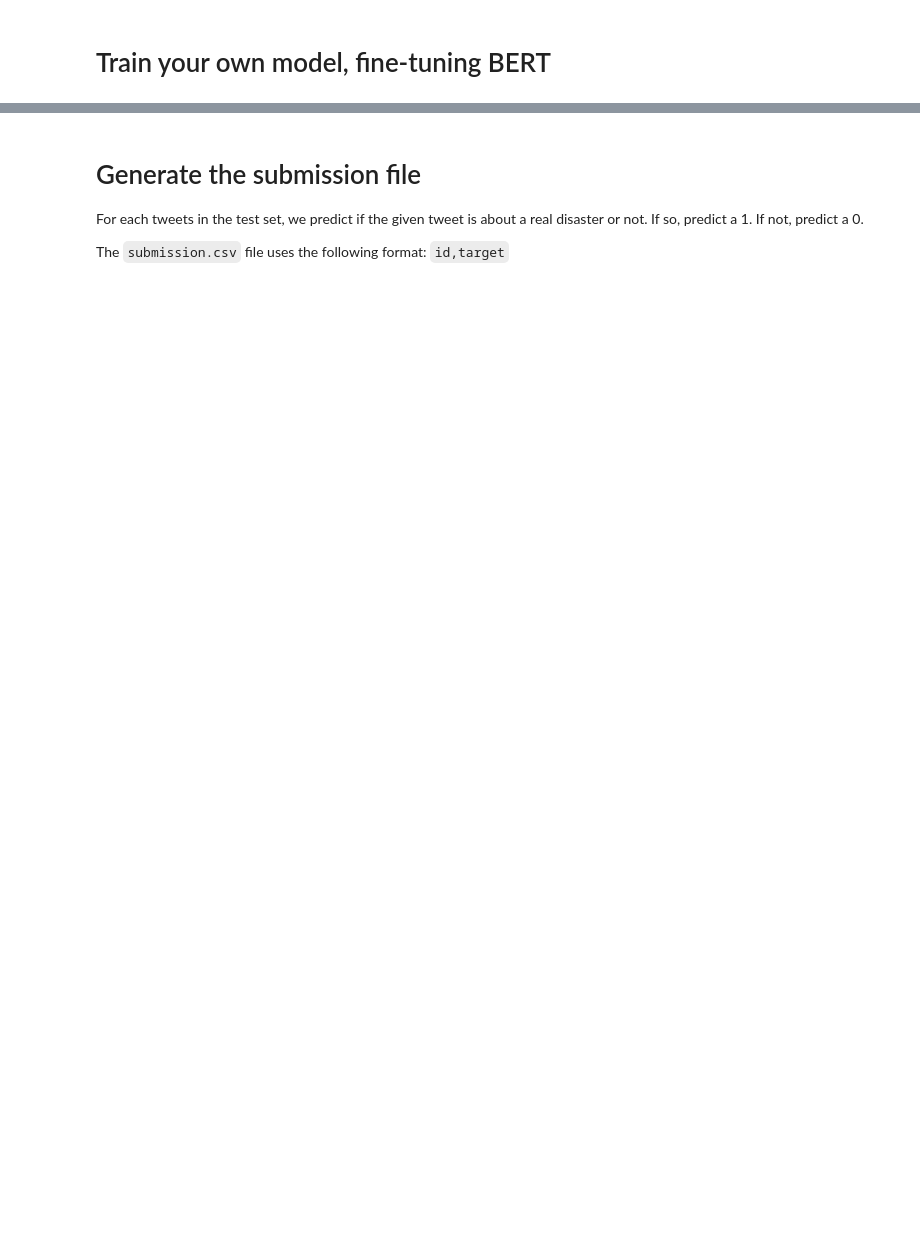
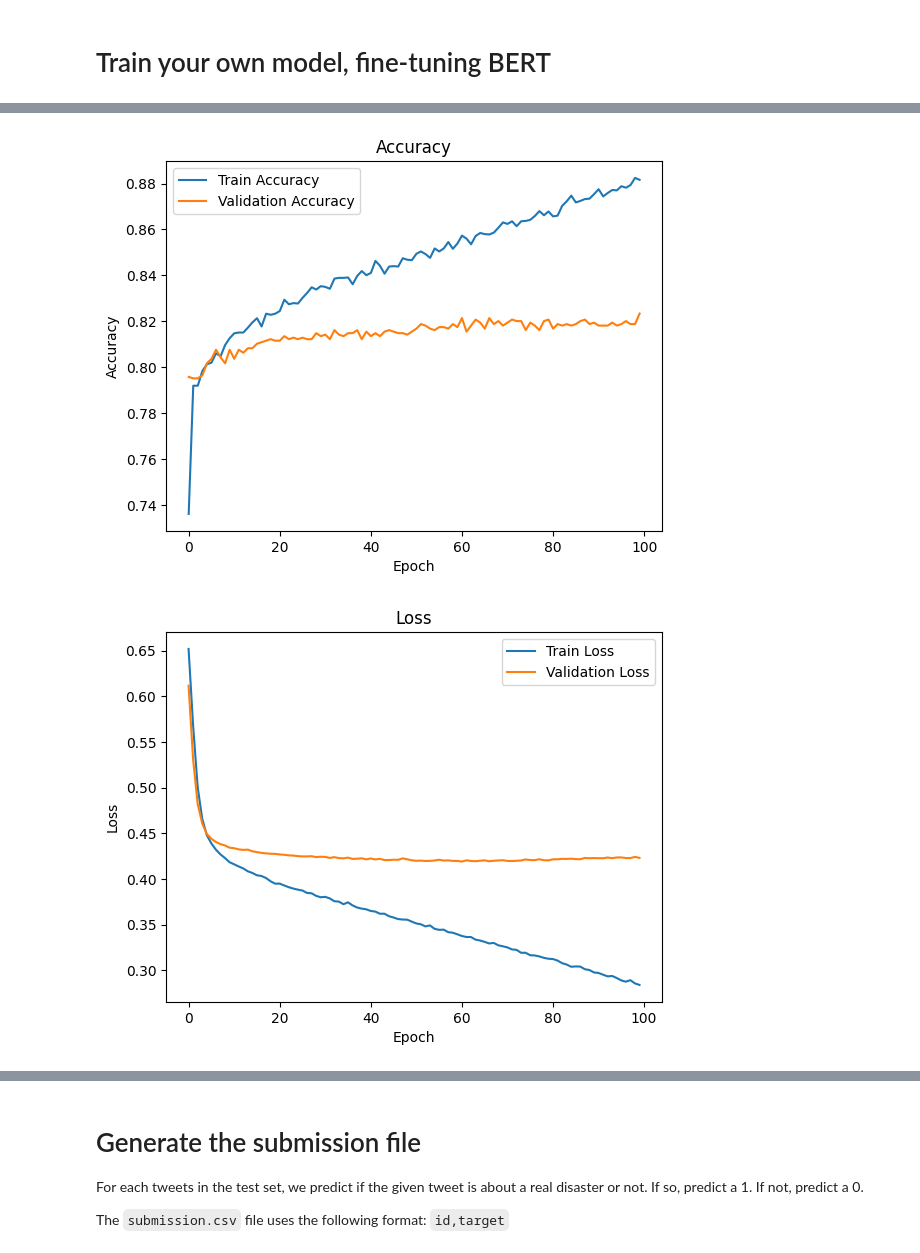
Before and after one commit to monitor640/MLProject, a Jupyter notebook: sample_notebook.ipynb, the cells around one changed output, grey strips where cells are left out. Drawn from its saved outputs; the diff is of its cells as text; code cells hidden in the pictures; blank space fills up the shorter version.

Commit message:
Trained SBERT model with Kaggle score: 0.81274

```diff
--- a/sample_notebook.ipynb
+++ b/sample_notebook.ipynb
@@ -287,0 +257,11 @@ displayConfusionMatrix(y_val, y_pred_val, "Validation")
+# %%
+from sentence_transformers import SentenceTransformer
+import numpy as np
+
+# Load a pretrained SBERT model
+model = SentenceTransformer('all-MiniLM-L6-v2')  # Lightweight and efficient SBERT model
+
+# Encode the tweets into embeddings
+X_train_embeddings = np.array(model.encode(X_train.tolist(), show_progress_bar=True))
+X_val_embeddings = np.array(model.encode(X_val.tolist(), show_progress_bar=True))
+X_test_embeddings = np.array(model.encode(X_test.tolist(), show_progress_bar=True))
@@ -287,0 +315,30 @@ displayConfusionMatrix(y_val, y_pred_val, "Validation")
+# %%
+import matplotlib.pyplot as plt
+
+# Plot training and validation accuracy and loss
+def plot_training_history(history):
+    # Accuracy
+    plt.figure()
+    plt.plot(history.history['accuracy'], label='Train Accuracy')
+    plt.plot(history.history['val_accuracy'], label='Validation Accuracy')
+    plt.title('Accuracy')
+    plt.xlabel('Epoch')
+    plt.ylabel('Accuracy')
+    plt.legend()
+    plt.show()
+
+    # Loss
+    plt.figure()
+    plt.plot(history.history['loss'], label='Train Loss')
+    plt.plot(history.history['val_loss'], label='Validation Loss')
+    plt.title('Loss')
+    plt.xlabel('Epoch')
+    plt.ylabel('Loss')
+    plt.legend()
+    plt.show()
+
+# Plot training results
+plot_training_history(history)
+# %% [output]
+[figure, added]
+[figure, added]
```
Also changed, not shown: parts of 19 cells of this notebook.
